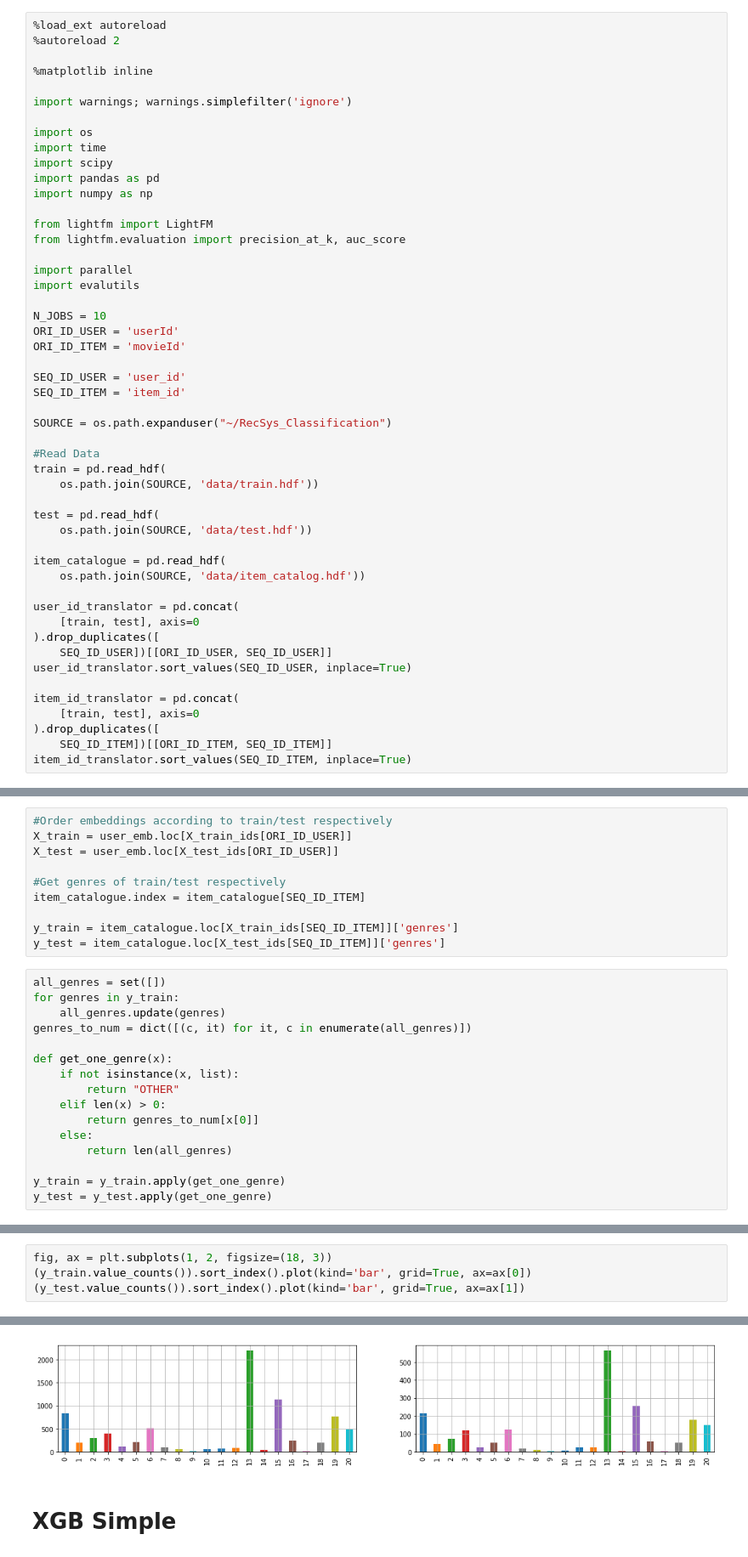
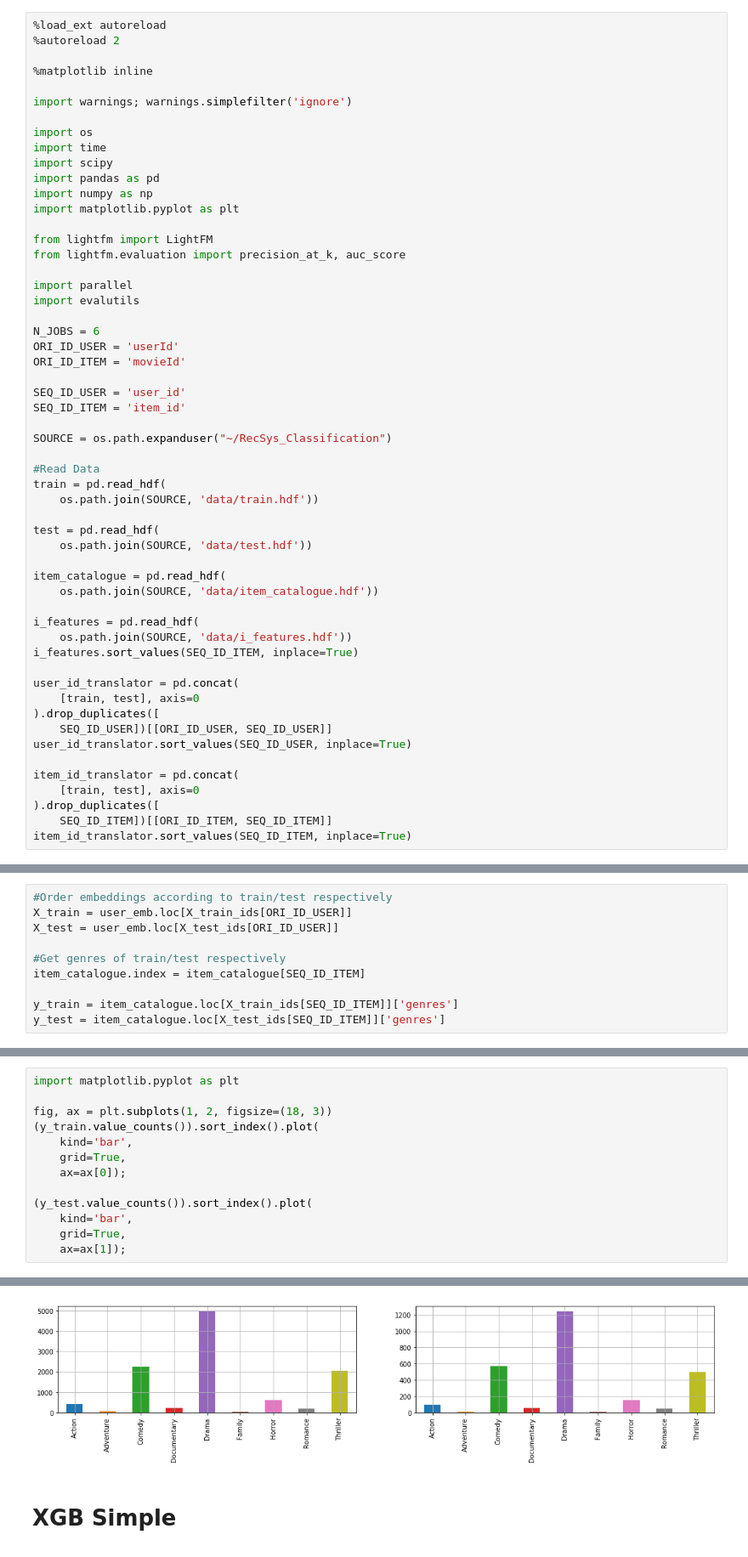
Before and after one commit to RaulSanchezVazquez/RecSys_Classification, a Jupyter notebook: Movies_classifier.ipynb, the cells around one changed output, grey strips where cells are left out. Shown at 85% size. Drawn from its saved outputs; the diff is of its cells as text.

```diff
--- a/Movies_classifier.ipynb
+++ b/Movies_classifier.ipynb
@@ -11,6 +11,7 @@ import time
 import scipy
 import pandas as pd
 import numpy as np
+import matplotlib.pyplot as plt
 
 from lightfm import LightFM
 from lightfm.evaluation import precision_at_k, auc_score
@@ -18,7 +19,7 @@ from lightfm.evaluation import precision_at_k, auc_score
 import parallel
 import evalutils
 
-N_JOBS = 10
+N_JOBS = 6
 ORI_ID_USER = 'userId'
 ORI_ID_ITEM = 'movieId'
 
@@ -35,7 +36,11 @@ test = pd.read_hdf(
     os.path.join(SOURCE, 'data/test.hdf'))
 
 item_catalogue = pd.read_hdf(
-    os.path.join(SOURCE, 'data/item_catalog.hdf'))
+    os.path.join(SOURCE, 'data/item_catalogue.hdf'))
+
+i_features = pd.read_hdf(
+    os.path.join(SOURCE, 'data/i_features.hdf'))
+i_features.sort_values(SEQ_ID_ITEM, inplace=True)
 
 user_id_translator = pd.concat(
     [train, test], axis=0
@@ -283,19 +247,3 @@ item_catalogue.index = item_catalogue[SEQ_ID_ITEM]
 
 y_train = item_catalogue.loc[X_train_ids[SEQ_ID_ITEM]]['genres']
 y_test = item_catalogue.loc[X_test_ids[SEQ_ID_ITEM]]['genres']
-# %%
-all_genres = set([])
-for genres in y_train:
-    all_genres.update(genres)
-genres_to_num = dict([(c, it) for it, c in enumerate(all_genres)])
-
-def get_one_genre(x):
-    if not isinstance(x, list):
-        return "OTHER"
-    elif len(x) > 0:
-        return genres_to_num[x[0]]
-    else:
-        return len(all_genres)
-
-y_train = y_train.apply(get_one_genre)
-y_test = y_test.apply(get_one_genre)
@@ -302,5 +262,14 @@ y_test = y_test.apply(get_one_genre)
 # %%
+import matplotlib.pyplot as plt
+
 fig, ax = plt.subplots(1, 2, figsize=(18, 3))
-(y_train.value_counts()).sort_index().plot(kind='bar', grid=True, ax=ax[0])
-(y_test.value_counts()).sort_index().plot(kind='bar', grid=True, ax=ax[1])
+(y_train.value_counts()).sort_index().plot(
+    kind='bar',
+    grid=True,
+    ax=ax[0]);
+
+(y_test.value_counts()).sort_index().plot(
+    kind='bar',
+    grid=True,
+    ax=ax[1]);
 # %% [output]
@@ -308,4 +276,4 @@ fig, ax = plt.subplots(1, 2, figsize=(18, 3))
-[figure, old version]
+[figure, new version]
 # %% [markdown]
 # XGB Simple
 # %%
```
Also changed, not shown: parts of 18 cells of this notebook, 8 other files.
